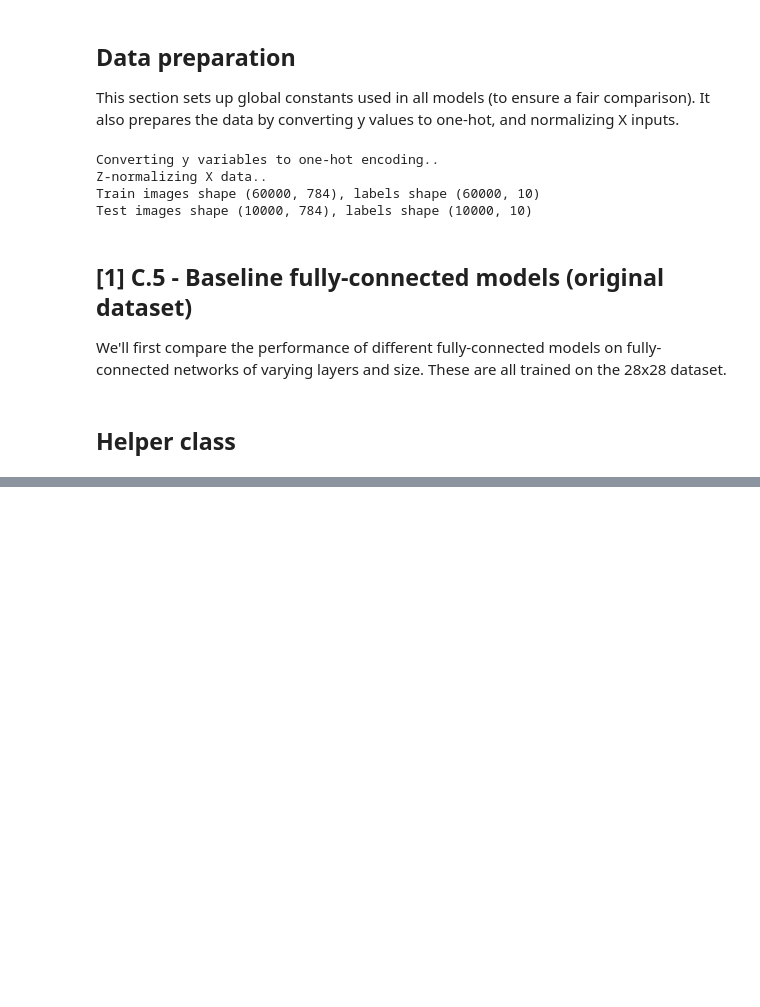
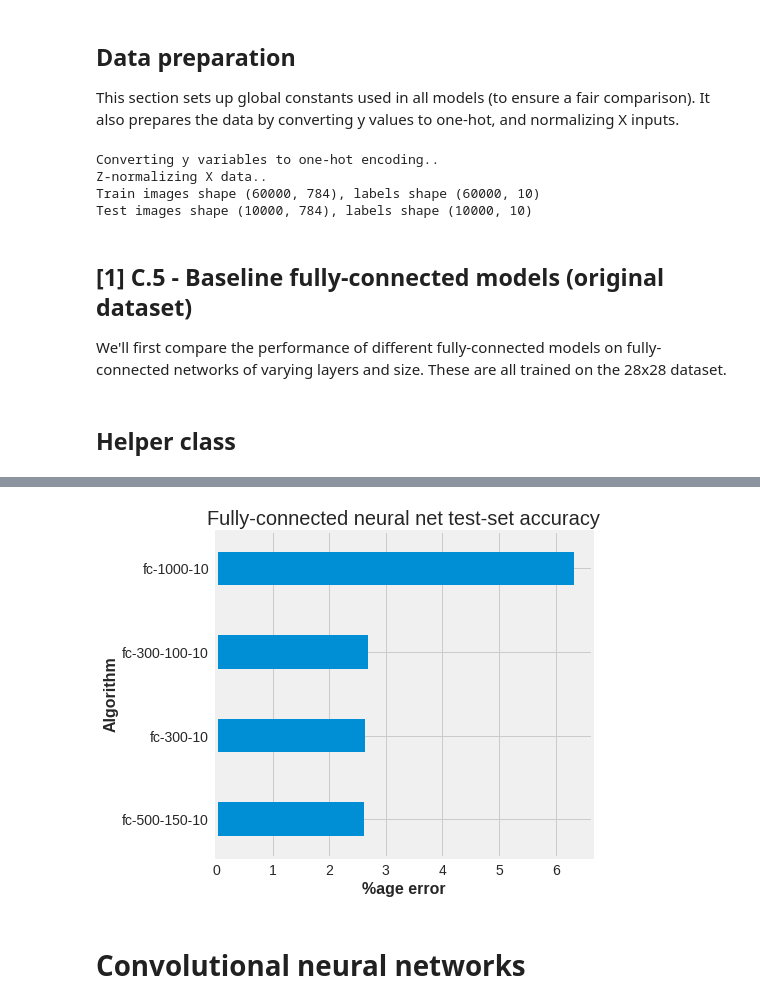
Before and after one commit to timgasser/keras-mnist, a Jupyter notebook: notebooks/neural_net_models.ipynb, the cells around one changed output, grey strips where cells are left out. Drawn from its saved outputs; the diff is of its cells as text; code cells hidden in the pictures; blank space fills up the shorter version.

Commit message:
Updated notebooks with results up to fully connected nets.

```diff
--- a/notebooks/neural_net_models.ipynb
+++ b/notebooks/neural_net_models.ipynb
@@ -111,7 +127,7 @@ from sklearn.preprocessing import LabelBinarizer, StandardScaler
 SEED = 1234 # Fix the seed for repeatability
 N_JOBS=-2 # Leave 1 core free for UI updates
 VERBOSE=2 # 3 is the most verbose level
-NB_EPOCH = 20 # todo ! Check how many epochs in the paper
+EPOCHS = 20 # todo ! Check how many epochs in the paper
 BATCH = 256 # todo ! Check this in the paper too
 
 
@@ -124,7 +140,7 @@ def stratified_subsample(X, y, num_rows):
     N = X.shape[0]
     if num_rows < N:
         print('Reducing size from {} to {} examples'.format(N, num_rows))
-        new_X, _, new_y, _ = train_test_split(X_train, y_train,
+        new_X, _, new_y, _ = train_test_split(X_train, y_train, # Undersample by dropping "test" data
                                               train_size=N, random_state=SEED)
 
 def onehot_encode_y(y_train, y_test):
@@ -330,21 +346,8 @@ fc-300-100-10 test results: 0.2449 error
 # %%
 # FC 500-150-10
-print('Creating Keras model...')
-model_a = KerasFCModel(model_name='fc-500-150-10', model_type=Sequential(),
-                       input_dim=784, layers=(500, 150, 10),
-                       activation='sigmoid', output_activation='softmax',
-                       verbose=0)
-
-print('Compiling model...')
-model_a.compile(loss='categorical_crossentropy',
-              optimizer=SGD(lr=0.1, decay=1e-6, momentum=0.9, nesterov=True),
-              metrics=['error'])
-
-print('Training model...')
-model_a.fit(X_train, y_train, nb_epoch=NB_EPOCH, batch_size=BATCH)
-
-print('Evaluating model...')
-model_a.evaluate(X_test, y_test, batch_size=BATCH)
-
-print('\n{} test results: {:.4f} error'.format(model_a.model_name, model_a.report()['results']['error']))
+fc_results['fc-500-150-10'] = evaluate_fc_model('fc-500-150-10', layers=(500,150,10), activation='sigmoid',
+                                            optimizer=SGD(lr=0.1, decay=1e-5, momentum=0.9, nesterov=True),
+                                            X_tr=X_train, y_tr=y_train, X_te=X_test, y_te=y_test,
+                                            epochs=EPOCHS, batch_size=BATCH,
+                                            verbose=0)
 # %% [output]
@@ -474,0 +359,11 @@ model.summary()
+# %%
+# Compile the FC results so far into a dataframe for easy plotting
+
+fc_scores = {result: value.results['error'] for result, value in fc_results.items()}
+fc_scores_df = pd.DataFrame.from_dict(fc_scores, orient='index')
+
+fc_scores_df.columns = ['error']
+fc_scores_df['error'] *= 100.0
+fc_scores_df = fc_scores_df.sort_values('error', ascending=True)
+fc_scores_df.to_pickle('fc_scores.pkl')
+fc_scores_df
@@ -474,0 +376,9 @@ model.summary()
+# %%
+fig, ax = plt.subplots(1,1, figsize=(6,6))
+fc_scores_df.plot.barh(width=0.4, ax=ax, legend=None)
+ax.set(title="Fully-connected neural net test-set accuracy", ylabel="Algorithm", xlabel="%age error");
+plt.savefig('fc_scores.png', bbox_inches='tight', dpi=150)
+# %% [output]
+[figure, added]
+# %% [markdown]
+# Convolutional neural networks
```
Also changed, not shown: parts of 17 cells of this notebook, 2 other files.
